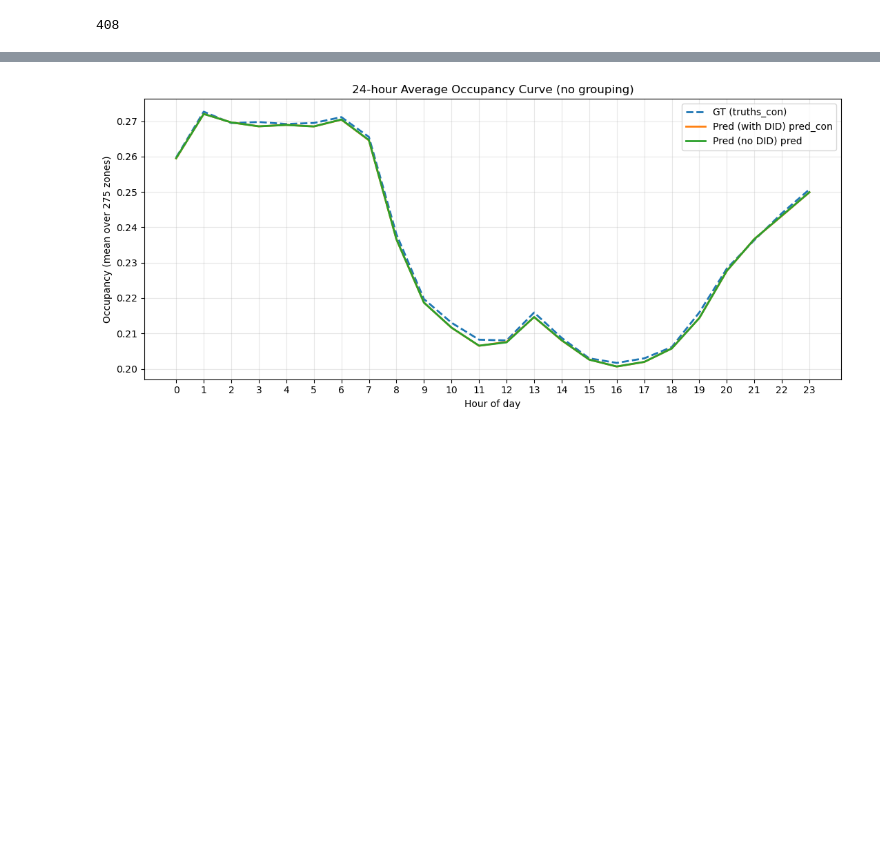
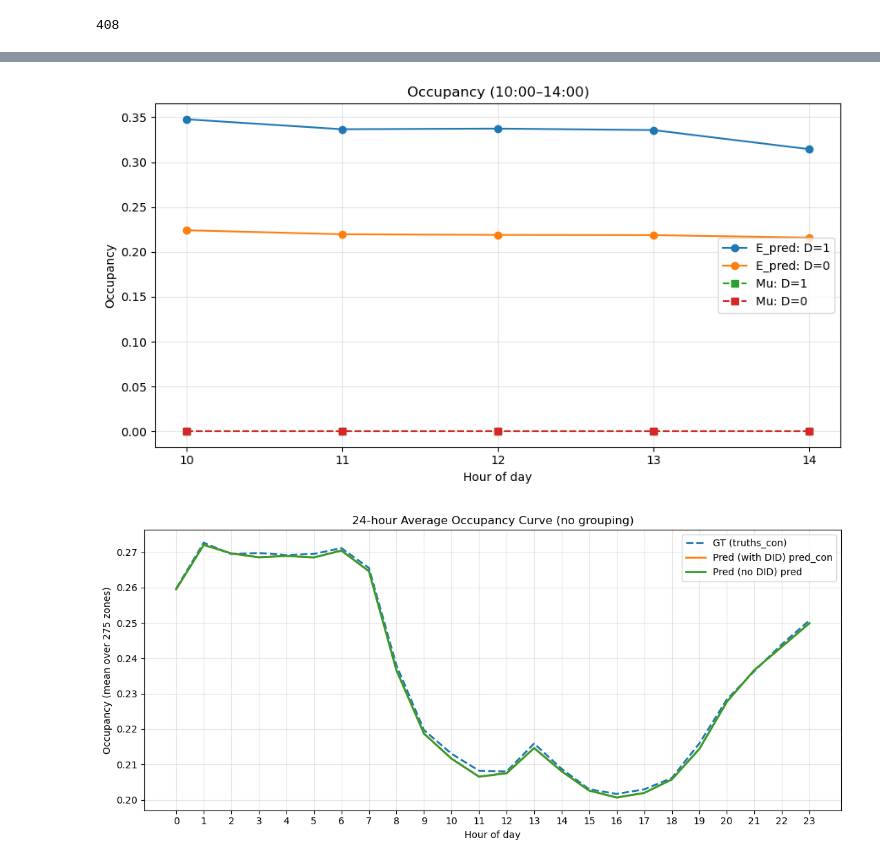
Before and after one commit to ZJU-Andy-Lau/STDM, a Jupyter notebook: counterfact/results_compare.ipynb, the cells around one changed output, grey strips where cells are left out. Cells and saved outputs as stored; diff of their text form; code cells hidden in the pictures; blank space fills up the shorter version.

```diff
--- a/counterfact/results_compare.ipynb
+++ b/counterfact/results_compare.ipynb
@@ -224,3 +230,13 @@ result = plot_pred_gt_4lines_all_values(pred_win=e[con_start:con_end], gt=mu[con
+# %%
+result = plot_pred_gt_4lines_all_values(pred_win=e[con_start:con_end], gt=mu[con_start:con_end],
+                                        D=pol12['D12'][1:19], PSM_IN=pol12['PSM_IN12'][1:19],
+                                        hours=(10,11,12,13,14),
+                                        label1='E_pred',
+                                        label2='Mu'
+                                        )
+# result = plot_pred_gt_4lines_all_values(pred_win=pred[start:end], gt=truths_con[con_start:con_end], D=pol12['D12'][1:19], PSM_IN=pol12['PSM_IN12'][1:19],hours=(10,11,12,13,14))
+# %% [output]
+[figure, added]
 # %%
 def hourly_mean_curve_from_sliding(values_3d, n_hours=24, agg="mean"):
     """
```
Also changed, not shown: parts of 11 cells of this notebook, 2 other files.
